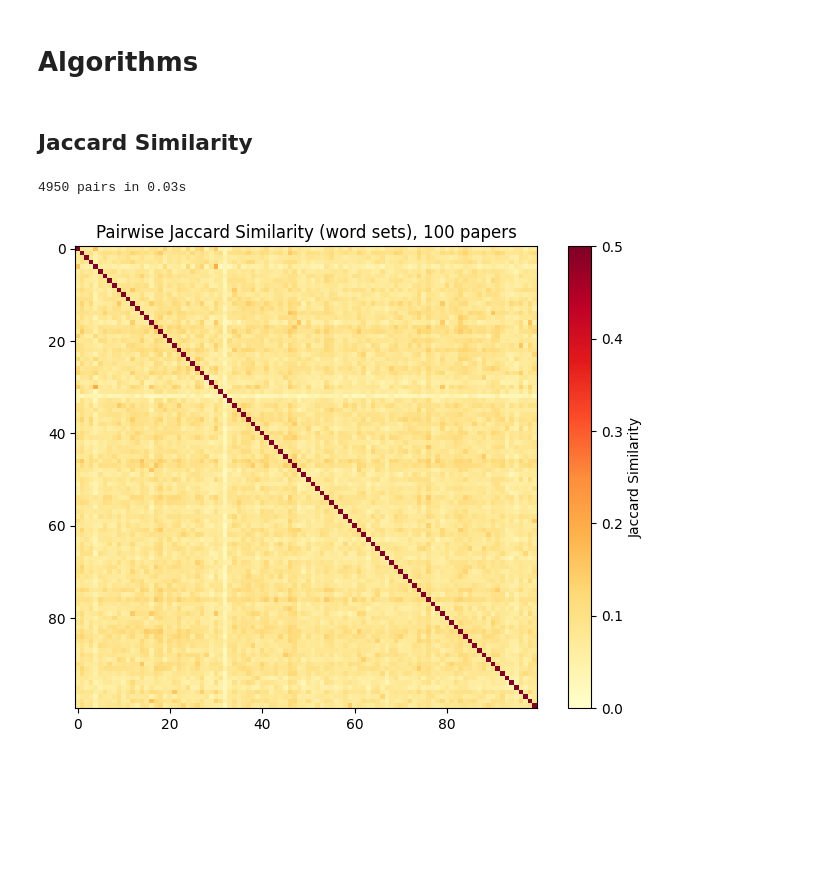
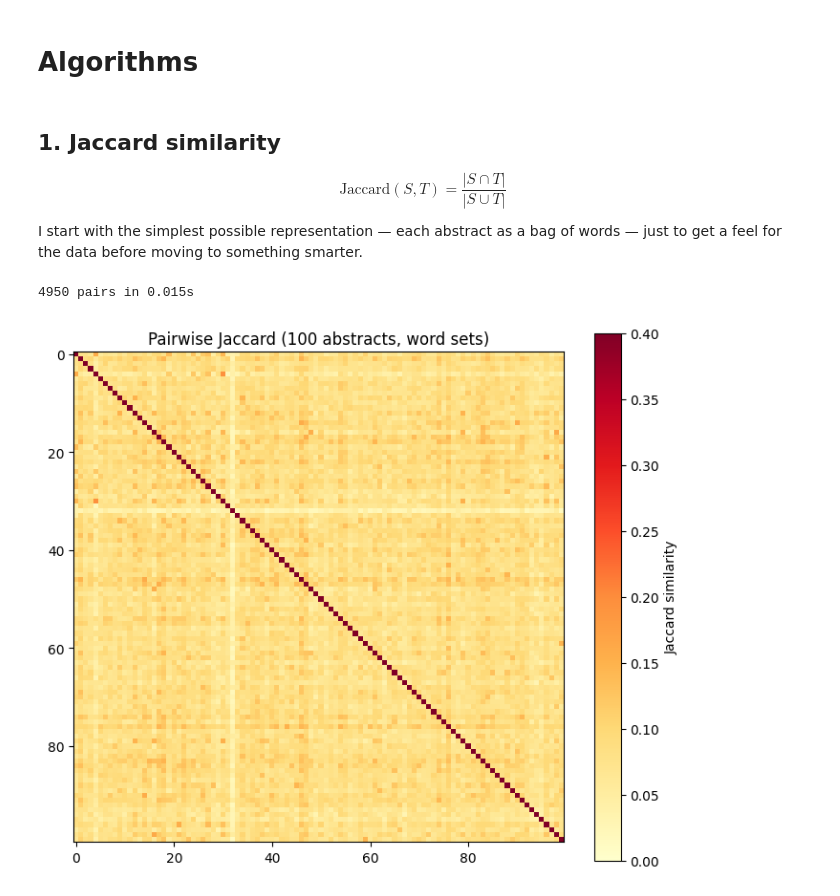
Before and after one commit to nikitaolefir/AMD_SimilarItems, a Jupyter notebook: main.ipynb, the cells around one changed output. Saved outputs shown, nothing was run; the diff lists cells and outputs as text; code cells hidden in the pictures; blank space fills up the shorter version.

```diff
--- a/main.ipynb
+++ b/main.ipynb
@@ -65,42 +78,40 @@ df_med = df.sample(min(10000, len(df)), random_state=42).reset_index(drop=True)
 # %% [markdown]
 # Algorithms
 # %% [markdown]
-## Jaccard Similarity
+## 1. Jaccard similarity
+
+$$\text{Jaccard}(S, T) = \frac{|S \cap T|}{|S \cup T|}$$
+
+I start with the simplest possible representation — each abstract as a bag of words — just to get a feel for the data before moving to something smarter.
 # %%
-def jaccard_sim(s, t):
-    if not s and not t:
+def jaccard(a, b):
+    if not a and not b:
         return 1.0
-    return len(s & t) / len(s | t)
+    inter = len(a & b)
+    return inter / (len(a) + len(b) - inter)
 
 
-def jaccard_bag_sim(b, c):
-    cb, cc = Counter(b), Counter(c)
-    all_keys = set(cb) | set(cc)
-    inter = sum(min(cb[k], cc[k]) for k in all_keys)
-    union = sum(cb[k] + cc[k] for k in all_keys)
-    return inter / union if union else 1.0
+word_sets = [set(doc.lower().split()) for doc in small['abstract']]
+
+n = len(word_sets)
+sim = np.zeros((n, n))
+
+t0 = time.time()
+for i in range(n):
+    for j in range(i, n):
+        s = jaccard(word_sets[i], word_sets[j])
+        sim[i, j] = sim[j, i] = s
+
+print(f'{n*(n-1)//2} pairs in {time.time()-t0:.3f}s')
+# %% [output]
+4950 pairs in 0.015s
 # %%
-word_sets = [set(a.lower().split()) for a in df_small['abstract']]
-
-n = len(word_sets)
-sim_matrix = np.zeros((n, n))
-
-t0 = time.time()
-for i in range(n):
-    for j in range(i, n):
-        s = jaccard_sim(word_sets[i], word_sets[j])
-        sim_matrix[i,j] = s
-        sim_matrix[j,i] = s
-
-print(f'{n*(n-1)//2} pairs in {time.time()-t0:.2f}s')
+plt.figure(figsize=(7, 6))
+plt.imshow(sim, cmap='YlOrRd', vmin=0, vmax=0.4)
+plt.colorbar(label='Jaccard similarity')
+plt.title(f'Pairwise Jaccard ({n} abstracts, word sets)')
+plt.tight_layout()
+plt.show()
 # %% [output]
-4950 pairs in 0.03s
+[figure, added]
-# %%
-plt.figure(figsize=(8,6))
-plt.imshow(sim_matrix, cmap='YlOrRd', vmin=0, vmax=0.5)
-plt.colorbar(label='Jaccard Similarity')
-plt.title('Pairwise Jaccard Similarity (word sets), 100 papers')
-plt.show()
-# %% [output]
-[figure, removed]
 # %%
```
Also changed, not shown: parts of 38 cells of this notebook, 1 other file.
